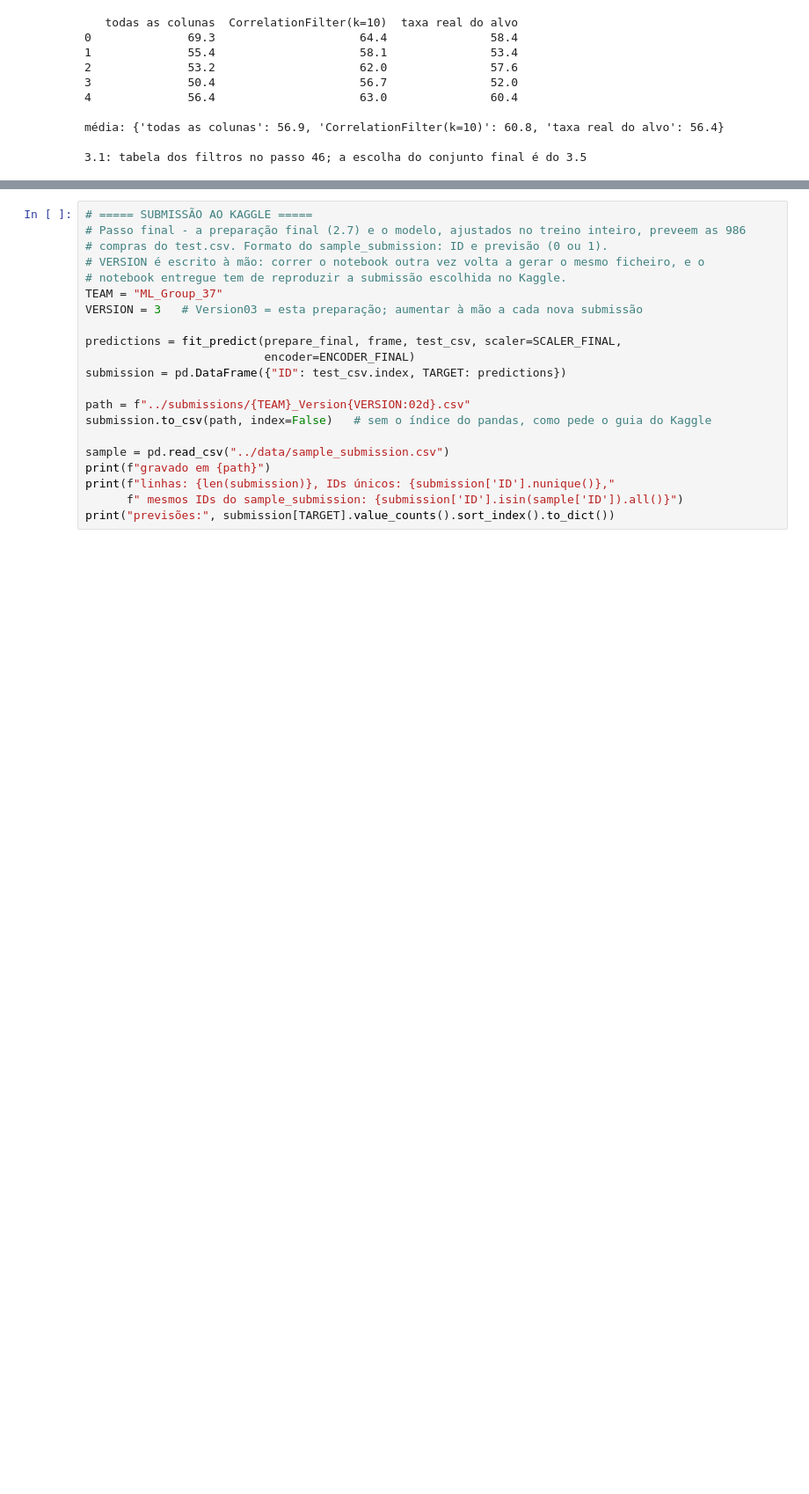
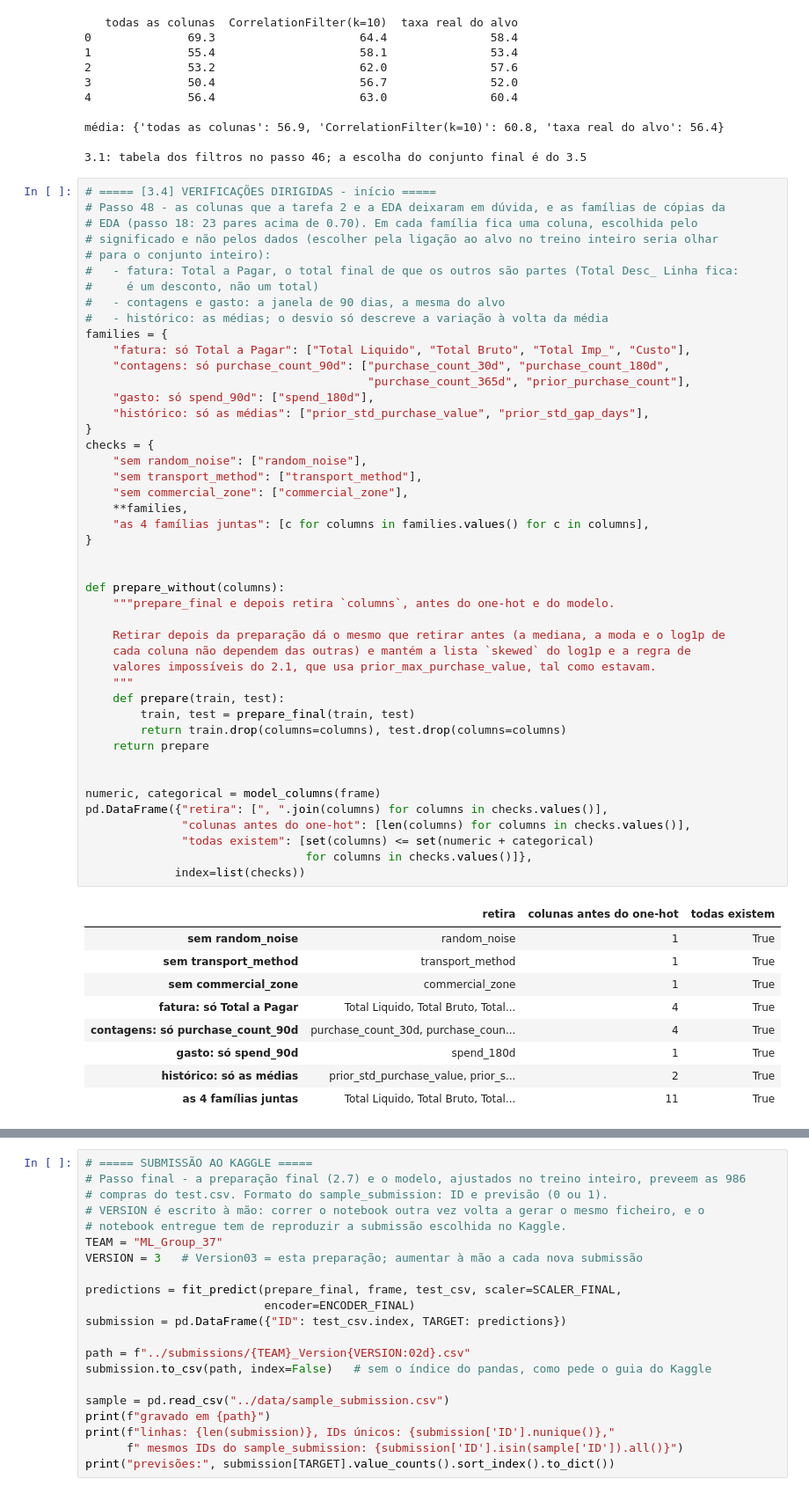
Before and after one commit to josebrites16/ML_project_2026-copia, a Jupyter notebook: notebooks/02_preprocessing.ipynb, the cells around one changed output, grey strips where cells are left out. Shown at 88% size. Cells and saved outputs as stored; diff of their text form; blank space fills up the shorter version.

Commit message:
Add targeted column checks: noise, transport_method, commercial_zone, redundant families

```diff
--- a/notebooks/02_preprocessing.ipynb
+++ b/notebooks/02_preprocessing.ipynb
@@ -1351,3 +1351,58 @@ print("\n3.1: tabela dos filtros no passo 46; a escolha do conjunto final é do
 média: {'todas as colunas': 56.9, 'CorrelationFilter(k=10)': 60.8, 'taxa real do alvo': 56.4}
 
 3.1: tabela dos filtros no passo 46; a escolha do conjunto final é do 3.5
+# %%
+# ===== [3.4] VERIFICAÇÕES DIRIGIDAS - início =====
+# Passo 48 - as colunas que a tarefa 2 e a EDA deixaram em dúvida, e as famílias de cópias da
+# EDA (passo 18: 23 pares acima de 0.70). Em cada família fica uma coluna, escolhida pelo
+# significado e não pelos dados (escolher pela ligação ao alvo no treino inteiro seria olhar
+# para o conjunto inteiro):
+#   - fatura: Total a Pagar, o total final de que os outros são partes (Total Desc_ Linha fica:
+#     é um desconto, não um total)
+#   - contagens e gasto: a janela de 90 dias, a mesma do alvo
+#   - histórico: as médias; o desvio só descreve a variação à volta da média
+families = {
+    "fatura: só Total a Pagar": ["Total Liquido", "Total Bruto", "Total Imp_", "Custo"],
+    "contagens: só purchase_count_90d": ["purchase_count_30d", "purchase_count_180d",
+                                         "purchase_count_365d", "prior_purchase_count"],
+    "gasto: só spend_90d": ["spend_180d"],
+    "histórico: só as médias": ["prior_std_purchase_value", "prior_std_gap_days"],
+}
+checks = {
+    "sem random_noise": ["random_noise"],
+    "sem transport_method": ["transport_method"],
+    "sem commercial_zone": ["commercial_zone"],
+    **families,
+    "as 4 famílias juntas": [c for columns in families.values() for c in columns],
+}
+
+
+def prepare_without(columns):
+    """prepare_final e depois retira `columns`, antes do one-hot e do modelo.
+
+    Retirar depois da preparação dá o mesmo que retirar antes (a mediana, a moda e o log1p de
+    cada coluna não dependem das outras) e mantém a lista `skewed` do log1p e a regra de
+    valores impossíveis do 2.1, que usa prior_max_purchase_value, tal como estavam.
+    """
+    def prepare(train, test):
+        train, test = prepare_final(train, test)
+        return train.drop(columns=columns), test.drop(columns=columns)
+    return prepare
+
+
+numeric, categorical = model_columns(frame)
+pd.DataFrame({"retira": [", ".join(columns) for columns in checks.values()],
+              "colunas antes do one-hot": [len(columns) for columns in checks.values()],
+              "todas existem": [set(columns) <= set(numeric + categorical)
+                                for columns in checks.values()]},
+             index=list(checks))
+# %% [output]
+|  | retira | colunas antes do one-hot | todas existem |
+| sem random_noise | random_noise | 1 | True |
+| sem transport_method | transport_method | 1 | True |
+| sem commercial_zone | commercial_zone | 1 | True |
+| fatura: só Total a Pagar | Total Liquido, Total Bruto, Total... | 4 | True |
+| contagens: só purchase_count_90d | purchase_count_30d, purchase_coun... | 4 | True |
+| gasto: só spend_90d | spend_180d | 1 | True |
+| histórico: só as médias | prior_std_purchase_value, prior_s... | 2 | True |
+| as 4 famílias juntas | Total Liquido, Total Bruto, Total... | 11 | True |
```
Also changed, not shown: parts of 3 cells of this notebook.
